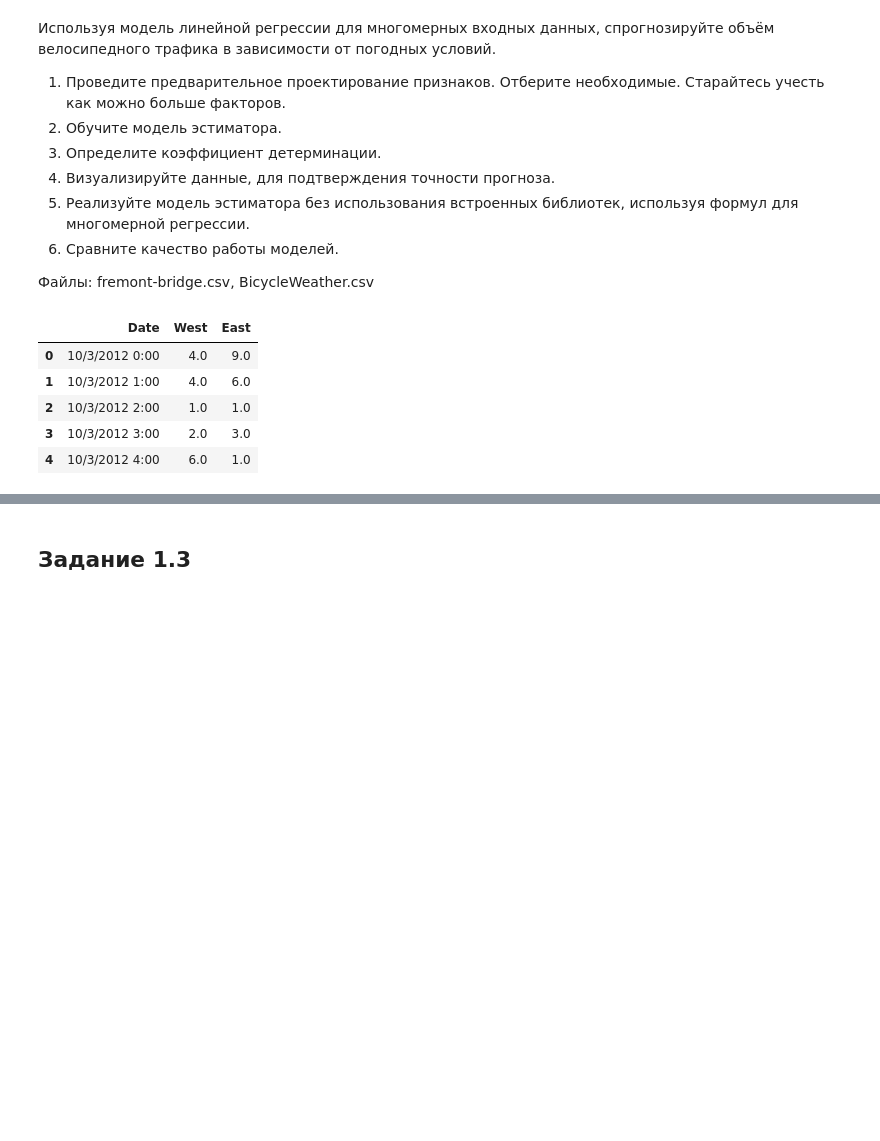
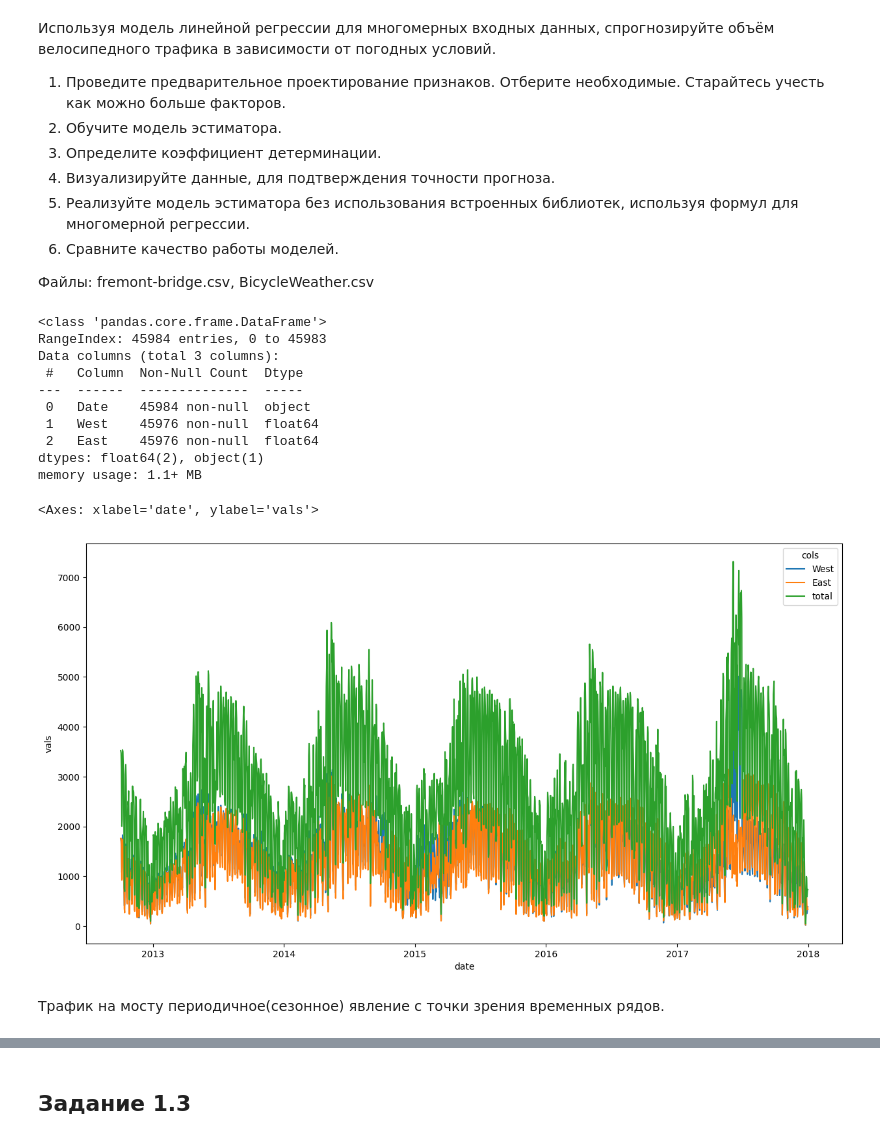
Before and after one commit to natallia-zzz/bsu_masters, a Jupyter notebook: lab_1/ML_LR1_2023.ipynb, the cells around one changed output, grey strips where cells are left out. Cells and saved outputs as stored; diff of their text form; code cells hidden in the pictures; blank space fills up the shorter version.

```diff
--- a/lab_1/ML_LR1_2023.ipynb
+++ b/lab_1/ML_LR1_2023.ipynb
@@ -123,12 +125,32 @@ import pandas as pd
 bridge = pd.read_csv("fremont-bridge.csv")
 weather = pd.read_csv("BicycleWeather.csv")
 # %%
-bridge.head()
+bridge.info()
 # %% [output]
-|  | Date | West | East |
-| 0 | 10/3/2012 0:00 | 4.0 | 9.0 |
-| 1 | 10/3/2012 1:00 | 4.0 | 6.0 |
-| 2 | 10/3/2012 2:00 | 1.0 | 1.0 |
-| 3 | 10/3/2012 3:00 | 2.0 | 3.0 |
-| 4 | 10/3/2012 4:00 | 6.0 | 1.0 |
+<class 'pandas.core.frame.DataFrame'>
+RangeIndex: 45984 entries, 0 to 45983
+Data columns (total 3 columns):
+ #   Column  Non-Null Count  Dtype
+---  ------  --------------  -----
+ 0   Date    45984 non-null  object
+ 1   West    45976 non-null  float64
+ 2   East    45976 non-null  float64
+dtypes: float64(2), object(1)
+memory usage: 1.1+ MB
+# %%
+bridge["Date"] = pd.to_datetime(bridge.Date)
+bridge["total"] = bridge.West + bridge.East
+bridge["date"] = bridge.Date.map(lambda x: x.date())
+bridge = bridge.drop(columns="Date")
+# %%
+by_date = bridge.groupby("date").sum().reset_index()
+by_date["date"] = pd.to_datetime(by_date.date)
+plot_date = by_date.melt('date', var_name='cols', value_name='vals')
+plt.figure(figsize=(15,8))
+sns.lineplot(data = plot_date, x = "date", y = "vals", hue = "cols")
+# %% [output]
+<Axes: xlabel='date', ylabel='vals'>
+[figure, added]
+# %% [markdown]
+Трафик на мосту периодичное(сезонное) явление с точки зрения временных рядов.
 # %%
```
Also changed, not shown: parts of 21 cells of this notebook.
